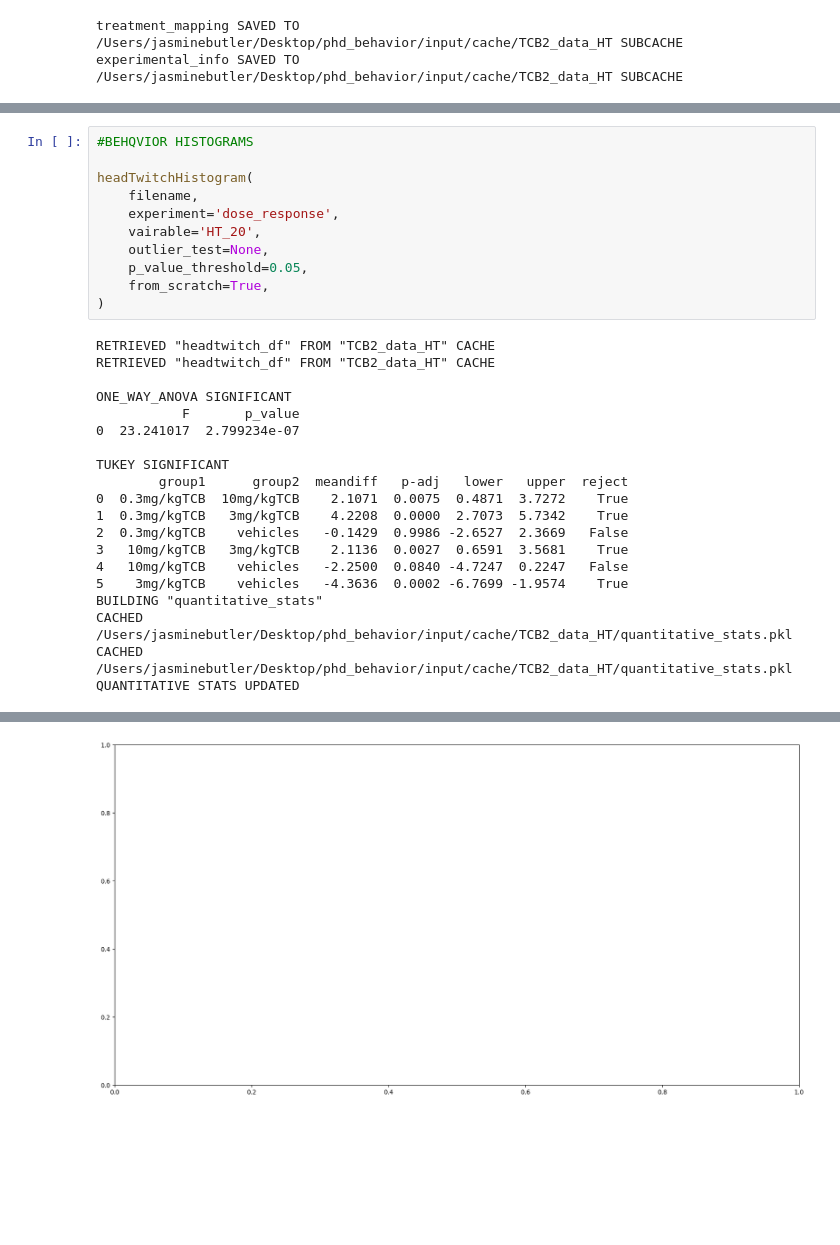
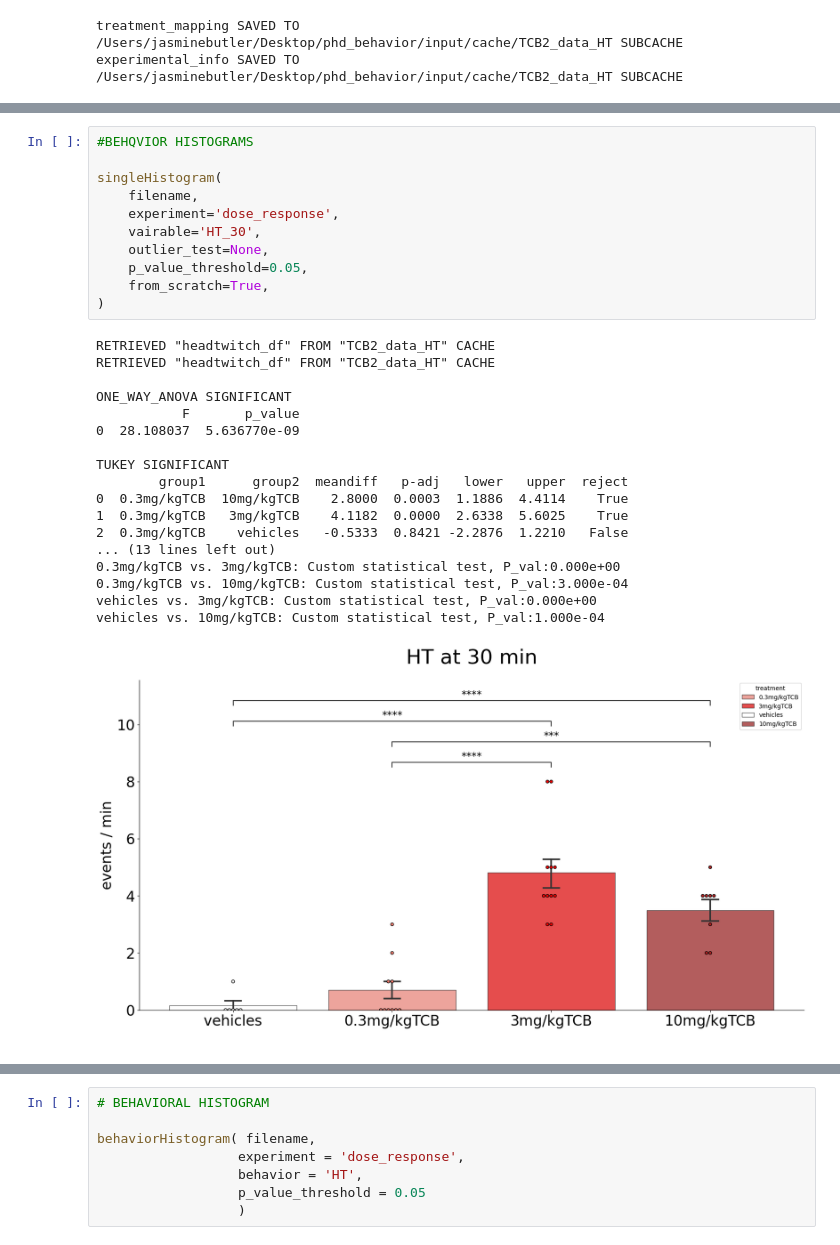
Before and after one commit to jjb-hub/phd_behavior, a Jupyter notebook: DASHBOARD.ipynb, the cells around one changed output, grey strips where cells are left out. Drawn from its saved outputs; the diff is of its cells as text; blank space fills up the shorter version.

Commit message:
functioning for all timepoints in a behavior  need to check with ES DOI data

```diff
--- a/DASHBOARD.ipynb
+++ b/DASHBOARD.ipynb
@@ -27,31 +38,30 @@ RETRIEVED "headtwitch_df" FROM "TCB2_data_HT" CACHE
 # %%
 #BEHQVIOR HISTOGRAMS
 
-headTwitchHistogram(
+singleHistogram(
     filename,
     experiment='dose_response',
-    vairable='HT_20',
+    vairable='HT_30',
     outlier_test=None,
     p_value_threshold=0.05,
     from_scratch=True,
 )
 # %% [output]
 RETRIEVED "headtwitch_df" FROM "TCB2_data_HT" CACHE
 RETRIEVED "headtwitch_df" FROM "TCB2_data_HT" CACHE
 
 ONE_WAY_ANOVA SIGNIFICANT
            F       p_value
-0  23.241017  2.799234e-07
+0  28.108037  5.636770e-09
 
 TUKEY SIGNIFICANT
         group1      group2  meandiff   p-adj   lower   upper  reject
-0  0.3mg/kgTCB  10mg/kgTCB    2.1071  0.0075  0.4871  3.7272    True
-1  0.3mg/kgTCB   3mg/kgTCB    4.2208  0.0000  2.7073  5.7342    True
-2  0.3mg/kgTCB    vehicles   -0.1429  0.9986 -2.6527  2.3669   False
-3   10mg/kgTCB   3mg/kgTCB    2.1136  0.0027  0.6591  3.5681    True
-4   10mg/kgTCB    vehicles   -2.2500  0.0840 -4.7247  0.2247   False
-5    3mg/kgTCB    vehicles   -4.3636  0.0002 -6.7699 -1.9574    True
-BUILDING "quantitative_stats"
-CACHED /Users/jasminebutler/Desktop/phd_behavior/input/cache/TCB2_data_HT/quantitative_stats.pkl
-CACHED /Users/jasminebutler/Desktop/phd_behavior/input/cache/TCB2_data_HT/quantitative_stats.pkl
-QUANTITATIVE STATS UPDATED
+0  0.3mg/kgTCB  10mg/kgTCB    2.8000  0.0003  1.1886  4.4114    True
+1  0.3mg/kgTCB   3mg/kgTCB    4.1182  0.0000  2.6338  5.6025    True
+2  0.3mg/kgTCB    vehicles   -0.5333  0.8421 -2.2876  1.2210   False
+... (13 lines left out)
+0.3mg/kgTCB vs. 3mg/kgTCB: Custom statistical test, P_val:0.000e+00
+0.3mg/kgTCB vs. 10mg/kgTCB: Custom statistical test, P_val:3.000e-04
+vehicles vs. 3mg/kgTCB: Custom statistical test, P_val:0.000e+00
+vehicles vs. 10mg/kgTCB: Custom statistical test, P_val:1.000e-04
+[figure, new version]
@@ -59,3 +70,10 @@ RuntimeWarning: Mean of empty slice
-[figure, old version]
+# %%
+# BEHAVIORAL HISTOGRAM
+
+behaviorHistogram( filename,
+                  experiment = 'dose_response',
+                  behavior = 'HT',
+                  p_value_threshold = 0.05
+                  )
 # %%
 #TODO add plsd to posth hoc not hard code tukeys
```
Also changed, not shown: parts of 4 cells of this notebook, 6 other files.
